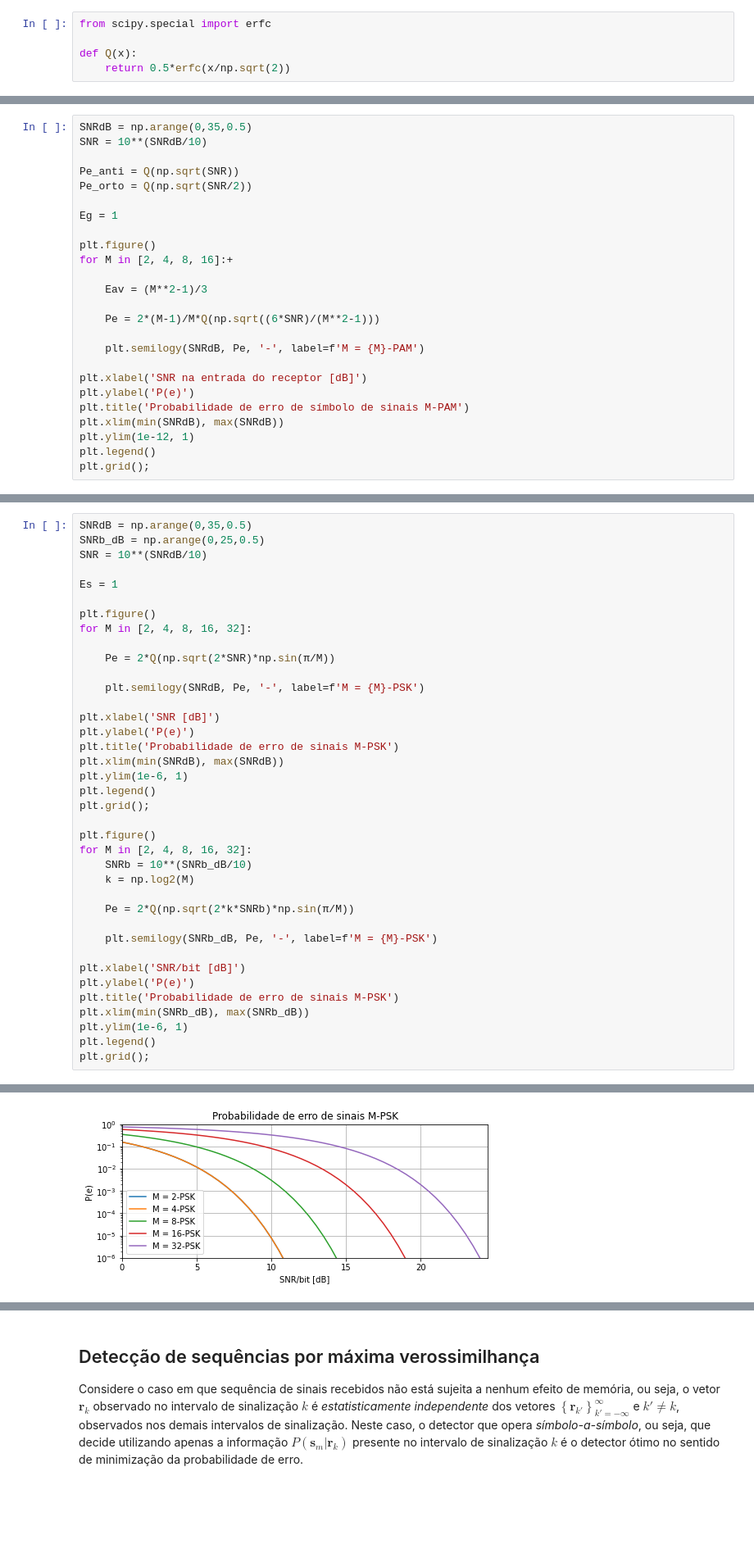
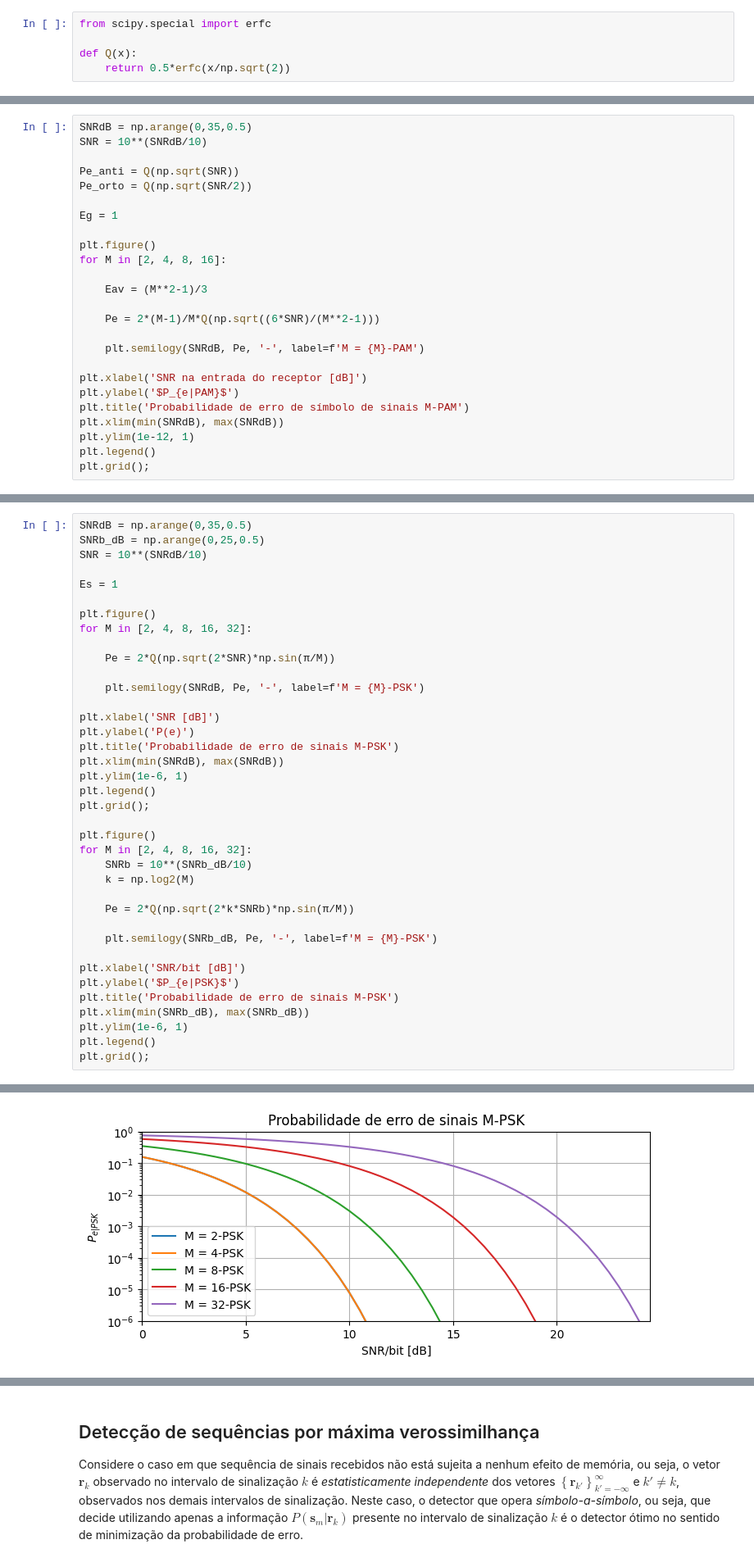
Before and after one commit to edsonportosilva/TDI, a Jupyter notebook: jupyter/3 - Receptores ótimos para canais AWGN.ipynb, the cells around one changed output, grey strips where cells are left out. Shown at 82% size. Saved outputs shown, nothing was run; the diff lists cells and outputs as text; blank space fills up the shorter version.

```diff
--- a/jupyter/3 - Receptores ótimos para canais AWGN.ipynb
+++ b/jupyter/3 - Receptores ótimos para canais AWGN.ipynb
@@ -1269,7 +1309,7 @@ Pe_orto = Q(np.sqrt(SNR/2))
 Eg = 1
 
 plt.figure()
-for M in [2, 4, 8, 16]:+
+for M in [2, 4, 8, 16]:
 
     Eav = (M**2-1)/3
 
@@ -1278,7 +1318,7 @@ for M in [2, 4, 8, 16]:+
     plt.semilogy(SNRdB, Pe, '-', label=f'M = {M}-PAM')
 
 plt.xlabel('SNR na entrada do receptor [dB]')
-plt.ylabel('P(e)')
+plt.ylabel('$P_{e|PAM}$')
 plt.title('Probabilidade de erro de símbolo de sinais M-PAM')
 plt.xlim(min(SNRdB), max(SNRdB))
 plt.ylim(1e-12, 1)
@@ -1383,7 +1423,7 @@ for M in [2, 4, 8, 16, 32]:
     plt.semilogy(SNRb_dB, Pe, '-', label=f'M = {M}-PSK')
 
 plt.xlabel('SNR/bit [dB]')
-plt.ylabel('P(e)')
+plt.ylabel('$P_{e|PSK}$')
 plt.title('Probabilidade de erro de sinais M-PSK')
 plt.xlim(min(SNRb_dB), max(SNRb_dB))
 plt.ylim(1e-6, 1)
@@ -1394,4 +1434,4 @@ plt.grid();
-[figure, old version]
+[figure, new version]
 # %%
 import numpy as np
 from scipy.integrate import dblquad, quad
```
Also changed, not shown: parts of 29 cells of this notebook, 1 other file.
